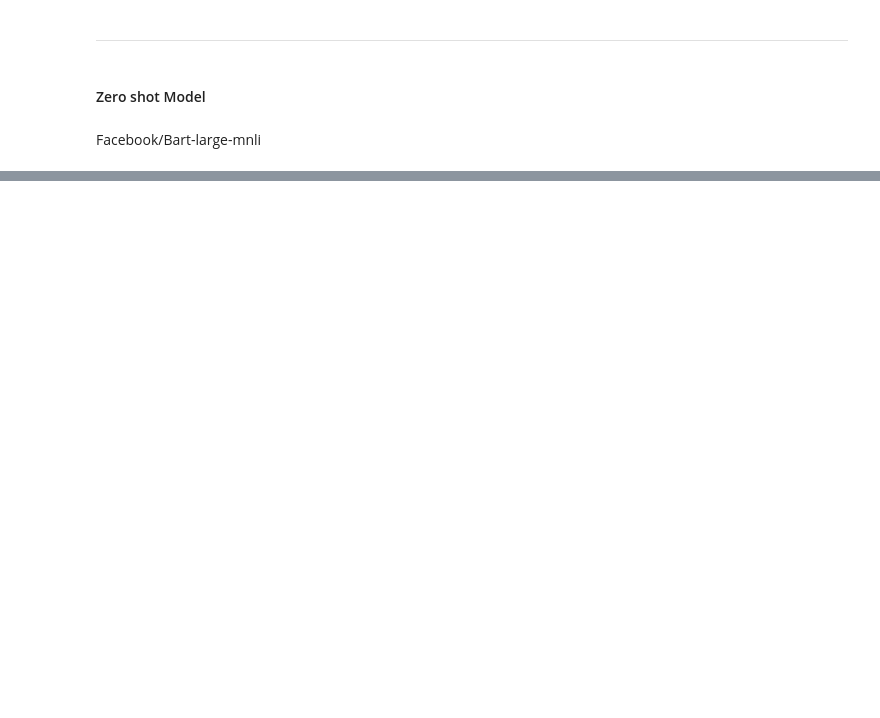
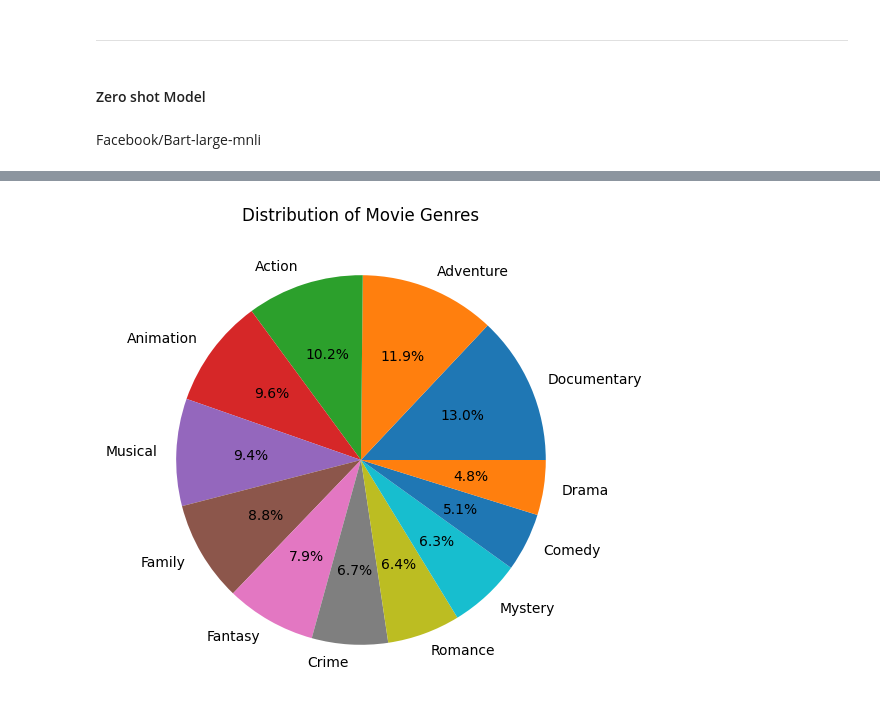
Before and after one commit to mau-JS/NLP-Project, a Jupyter notebook: ProjectNLP.ipynb, the cells around one changed output, grey strips where cells are left out. Saved outputs shown, nothing was run; the diff lists cells and outputs as text; code cells hidden in the pictures; blank space fills up the shorter version.

Commit message:
including pie charts

```diff
--- a/ProjectNLP.ipynb
+++ b/ProjectNLP.ipynb
@@ -394,11 +399,12 @@ result = classifier_genre(raw_text, label_genre)
 
 # Extract labels and scores
 label_genre = result['labels']
+
 scores_genre = result['scores']
 
 # Print each label and its corresponding score
-for label_genre, scores_genre in zip(label_genre, scores_genre):
-    print(f"{label_genre}: {scores_genre}")
+for i in range(len(label_genre)):
+    print(f"{label_genre[i]}: {scores_genre[i]}")
 # %% [output]
 Some weights of the PyTorch model were not used when initializing the TF 2.0 model TFBartForSequenceClassification: ['model.decoder.version', 'model.encoder.version']
 - This IS expected if you are initializing TFBartForSequenceClassification from a PyTorch model trained on another task or with another architecture (e.g. initializing a TFBertForSequenceClassificatio ...
@@ -407,0 +426,12 @@ If your task is similar to the task the model of the checkpoint was trained on,
+# %%
+
+
+# Create a pie chart of the scores
+plt.figure(figsize=(10,6))  # Increase figure size for better visibility
+plt.pie(scores_genre, labels=label_genre, autopct='%1.1f%%')  # Plot the data
+
+plt.title('Distribution of Movie Genres')  # Title of the plot
+
+plt.show()
+# %% [output]
+[figure, added]
```
Also changed, not shown: parts of 25 cells of this notebook, 2 other files.
